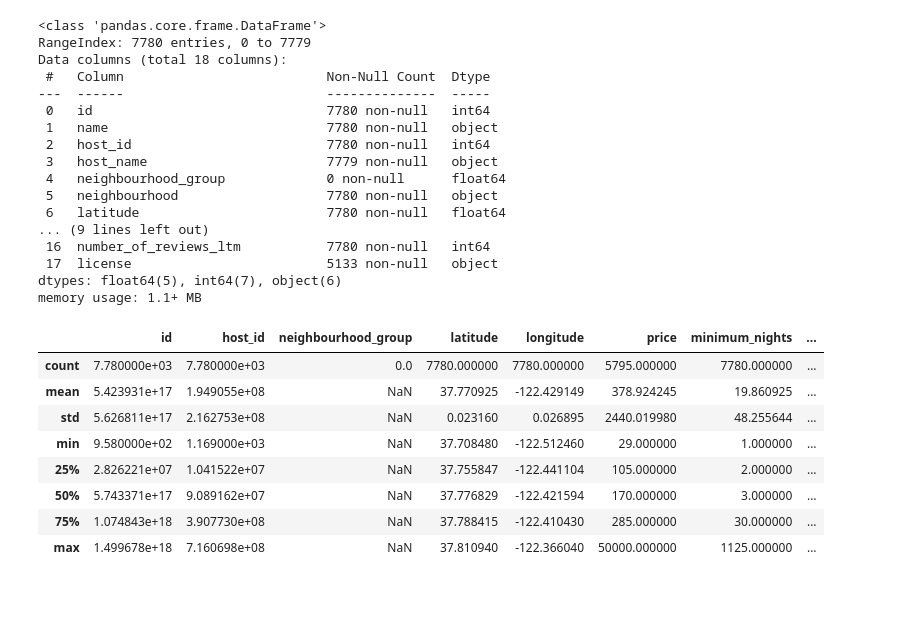
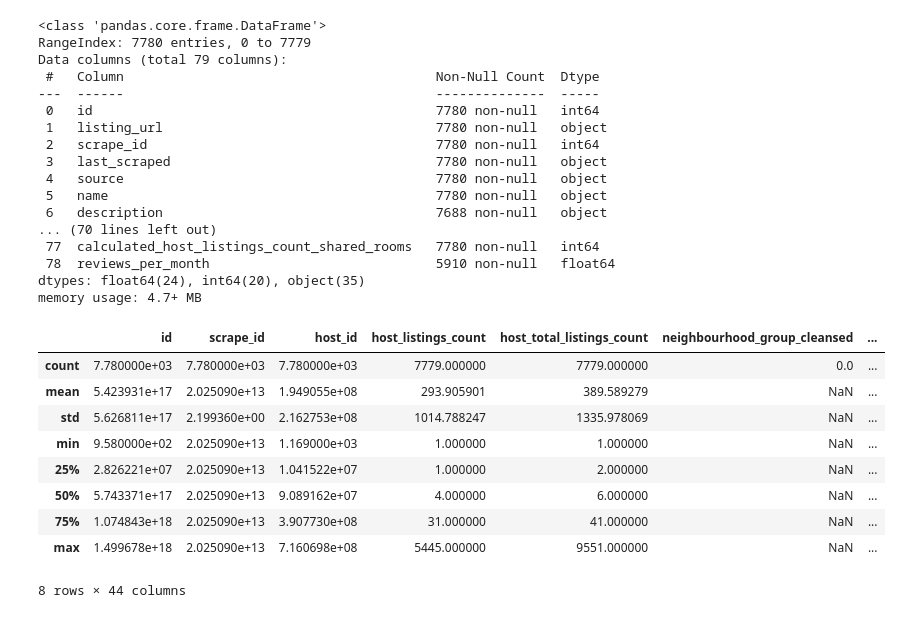
Before and after one commit to matteosaisi/airbnb-pricing-optimization, a Jupyter notebook: notebooks/01_data_exploration.ipynb, the cells around one changed output. Saved outputs shown, nothing was run; the diff lists cells and outputs as text; code cells hidden in the pictures.

```diff
--- a/notebooks/01_data_exploration.ipynb
+++ b/notebooks/01_data_exploration.ipynb
@@ -4,33 +4,34 @@ import numpy as np
 from plotnine import *
 import seaborn as sns
 # %%
-df = pd.read_csv("/Users/matteo/Documents/PersonalProjects/airbnb-pricing-optimization/data/listings-1.csv")
+df = pd.read_csv("/Users/matteo/Documents/PersonalProjects/airbnb-pricing-optimization/data/listings-2.csv")
 df.info()
 df.describe()
 # %% [output]
 <class 'pandas.core.frame.DataFrame'>
 RangeIndex: 7780 entries, 0 to 7779
-Data columns (total 18 columns):
- #   Column                          Non-Null Count  Dtype
----  ------                          --------------  -----
- 0   id                              7780 non-null   int64
- 1   name                            7780 non-null   object
- 2   host_id                         7780 non-null   int64
- 3   host_name                       7779 non-null   object
- 4   neighbourhood_group             0 non-null      float64
- 5   neighbourhood                   7780 non-null   object
- 6   latitude                        7780 non-null   float64
-... (9 lines left out)
- 16  number_of_reviews_ltm           7780 non-null   int64
- 17  license                         5133 non-null   object
-dtypes: float64(5), int64(7), object(6)
-memory usage: 1.1+ MB
+Data columns (total 79 columns):
+ #   Column                                        Non-Null Count  Dtype
+---  ------                                        --------------  -----
+ 0   id                                            7780 non-null   int64
+ 1   listing_url                                   7780 non-null   object
+ 2   scrape_id                                     7780 non-null   int64
+ 3   last_scraped                                  7780 non-null   object
+ 4   source                                        7780 non-null   object
+ 5   name                                          7780 non-null   object
+ 6   description                                   7688 non-null   object
+... (70 lines left out)
+ 77  calculated_host_listings_count_shared_rooms   7780 non-null   int64
+ 78  reviews_per_month                             5910 non-null   float64
+dtypes: float64(24), int64(20), object(35)
+memory usage: 4.7+ MB
-|  | id | host_id | neighbourhood_group | latitude | longitude | price | minimum_nights | ... |
-| count | 7.780000e+03 | 7.780000e+03 | 0.0 | 7780.000000 | 7780.000000 | 5795.000000 | 7780.000000 | ... |
-| mean | 5.423931e+17 | 1.949055e+08 | NaN | 37.770925 | -122.429149 | 378.924245 | 19.860925 | ... |
-| std | 5.626811e+17 | 2.162753e+08 | NaN | 0.023160 | 0.026895 | 2440.019980 | 48.255644 | ... |
-| min | 9.580000e+02 | 1.169000e+03 | NaN | 37.708480 | -122.512460 | 29.000000 | 1.000000 | ... |
-| 25% | 2.826221e+07 | 1.041522e+07 | NaN | 37.755847 | -122.441104 | 105.000000 | 2.000000 | ... |
-| 50% | 5.743371e+17 | 9.089162e+07 | NaN | 37.776829 | -122.421594 | 170.000000 | 3.000000 | ... |
-| 75% | 1.074843e+18 | 3.907730e+08 | NaN | 37.788415 | -122.410430 | 285.000000 | 30.000000 | ... |
-| max | 1.499678e+18 | 7.160698e+08 | NaN | 37.810940 | -122.366040 | 50000.000000 | 1125.000000 | ... |
+|  | id | scrape_id | host_id | host_listings_count | host_total_listings_count | neighbourhood_group_cleansed | ... |
+| count | 7.780000e+03 | 7.780000e+03 | 7.780000e+03 | 7779.000000 | 7779.000000 | 0.0 | ... |
+| mean | 5.423931e+17 | 2.025090e+13 | 1.949055e+08 | 293.905901 | 389.589279 | NaN | ... |
+| std | 5.626811e+17 | 2.199360e+00 | 2.162753e+08 | 1014.788247 | 1335.978069 | NaN | ... |
+| min | 9.580000e+02 | 2.025090e+13 | 1.169000e+03 | 1.000000 | 1.000000 | NaN | ... |
+| 25% | 2.826221e+07 | 2.025090e+13 | 1.041522e+07 | 1.000000 | 2.000000 | NaN | ... |
+| 50% | 5.743371e+17 | 2.025090e+13 | 9.089162e+07 | 4.000000 | 6.000000 | NaN | ... |
+| 75% | 1.074843e+18 | 2.025090e+13 | 3.907730e+08 | 31.000000 | 41.000000 | NaN | ... |
+| max | 1.499678e+18 | 2.025090e+13 | 7.160698e+08 | 5445.000000 | 9551.000000 | NaN | ... |
+8 rows × 44 columns
```
Also changed, not shown: parts of 12 cells of this notebook.
